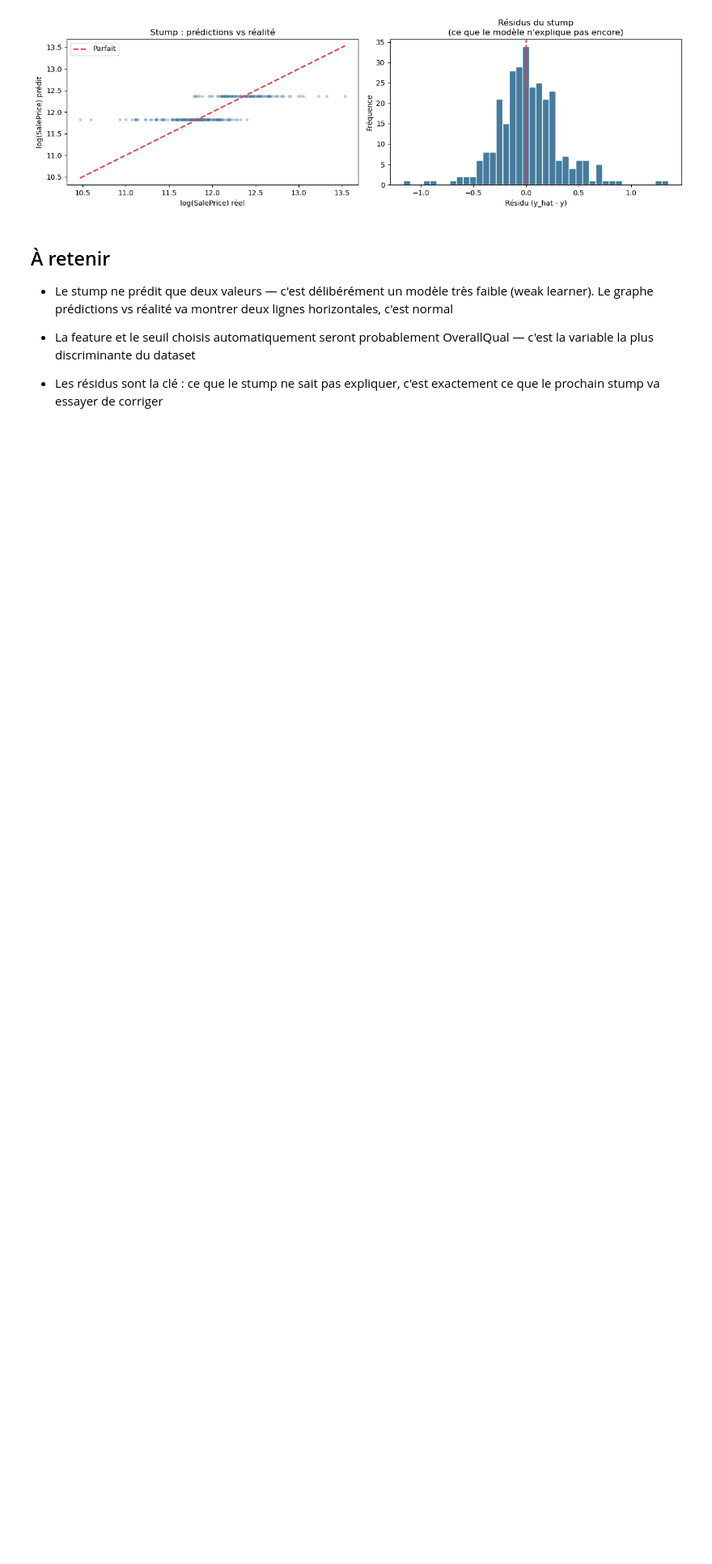
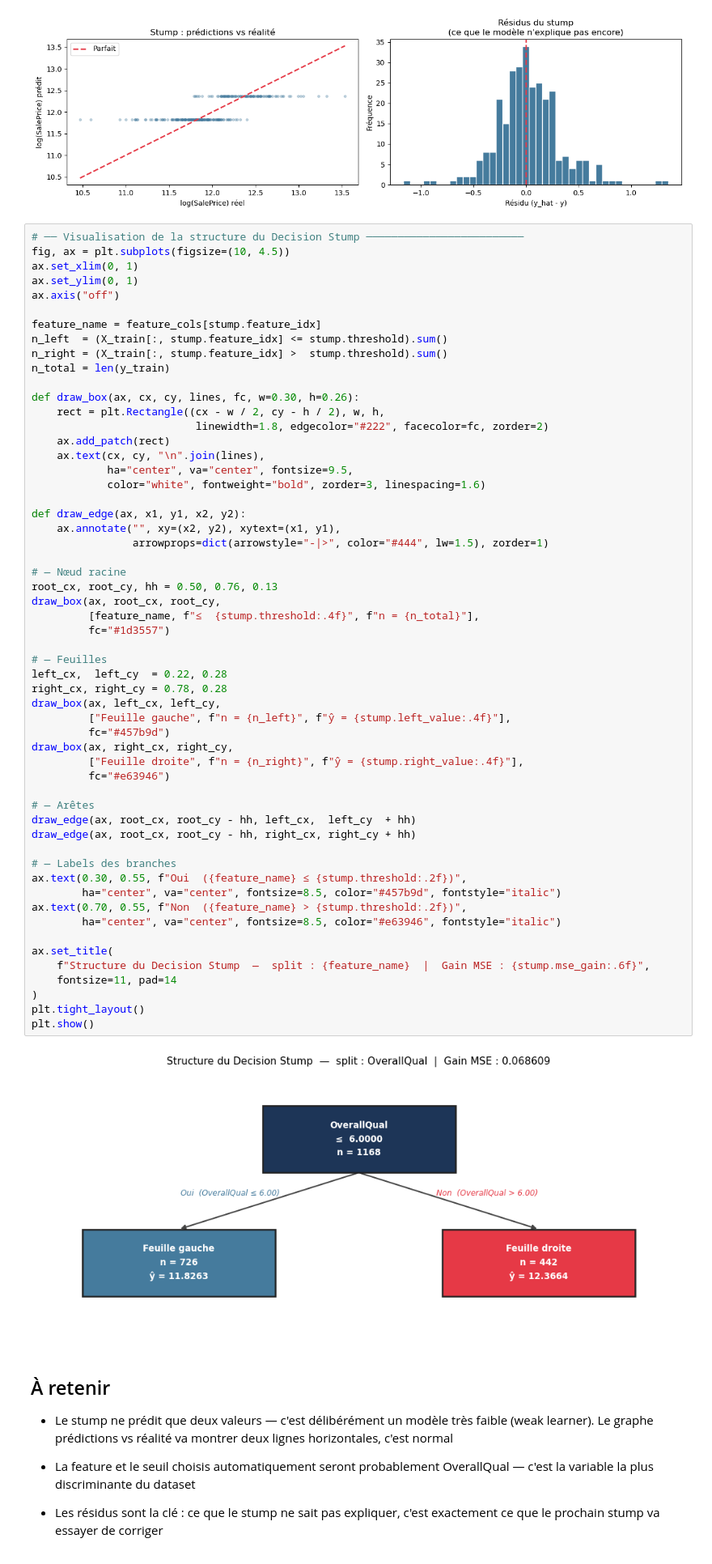
Before and after one commit to Thomasvirzi/memoire_gradient-boosting, a Jupyter notebook: notebook_mémoire.ipynb, the cells around one changed output. Shown at 81% size. Drawn from its saved outputs; the diff is of its cells as text; blank space fills up the shorter version.

```diff
--- a/notebook_mémoire.ipynb
+++ b/notebook_mémoire.ipynb
@@ -344,6 +344,64 @@ plt.show()
   Rappel régression linéaire (test) : 0.085807
   Stump vs linéaire : +0.008726
 [figure]
+# %%
+# ── Visualisation de la structure du Decision Stump ─────────────────────────
+fig, ax = plt.subplots(figsize=(10, 4.5))
+ax.set_xlim(0, 1)
+ax.set_ylim(0, 1)
+ax.axis("off")
+
+feature_name = feature_cols[stump.feature_idx]
+n_left  = (X_train[:, stump.feature_idx] <= stump.threshold).sum()
+n_right = (X_train[:, stump.feature_idx] >  stump.threshold).sum()
+n_total = len(y_train)
+
+def draw_box(ax, cx, cy, lines, fc, w=0.30, h=0.26):
+    rect = plt.Rectangle((cx - w / 2, cy - h / 2), w, h,
+                          linewidth=1.8, edgecolor="#222", facecolor=fc, zorder=2)
+    ax.add_patch(rect)
+    ax.text(cx, cy, "\n".join(lines),
+            ha="center", va="center", fontsize=9.5,
+            color="white", fontweight="bold", zorder=3, linespacing=1.6)
+
+def draw_edge(ax, x1, y1, x2, y2):
+    ax.annotate("", xy=(x2, y2), xytext=(x1, y1),
+                arrowprops=dict(arrowstyle="-|>", color="#444", lw=1.5), zorder=1)
+
+# — Nœud racine
+root_cx, root_cy, hh = 0.50, 0.76, 0.13
+draw_box(ax, root_cx, root_cy,
+         [feature_name, f"≤  {stump.threshold:.4f}", f"n = {n_total}"],
+         fc="#1d3557")
+
+# — Feuilles
+left_cx,  left_cy  = 0.22, 0.28
+right_cx, right_cy = 0.78, 0.28
+draw_box(ax, left_cx, left_cy,
+         ["Feuille gauche", f"n = {n_left}", f"ŷ = {stump.left_value:.4f}"],
+         fc="#457b9d")
+draw_box(ax, right_cx, right_cy,
+         ["Feuille droite", f"n = {n_right}", f"ŷ = {stump.right_value:.4f}"],
+         fc="#e63946")
+
+# — Arêtes
+draw_edge(ax, root_cx, root_cy - hh, left_cx,  left_cy  + hh)
+draw_edge(ax, root_cx, root_cy - hh, right_cx, right_cy + hh)
+
+# — Labels des branches
+ax.text(0.30, 0.55, f"Oui  ({feature_name} ≤ {stump.threshold:.2f})",
+        ha="center", va="center", fontsize=8.5, color="#457b9d", fontstyle="italic")
+ax.text(0.70, 0.55, f"Non  ({feature_name} > {stump.threshold:.2f})",
+        ha="center", va="center", fontsize=8.5, color="#e63946", fontstyle="italic")
+
+ax.set_title(
+    f"Structure du Decision Stump  —  split : {feature_name}  |  Gain MSE : {stump.mse_gain:.6f}",
+    fontsize=11, pad=14
+)
+plt.tight_layout()
+plt.show()
+# %% [output]
+[figure, added]
 # %% [markdown]
 ## À retenir
 
```
Also changed, not shown: parts of 2 cells of this notebook, 5 other files.
